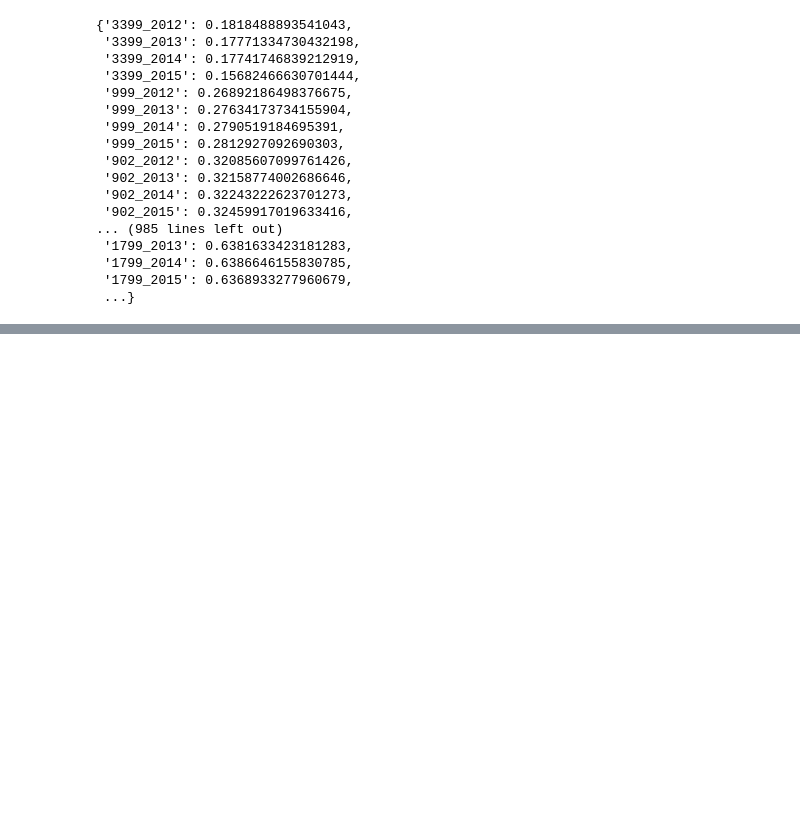
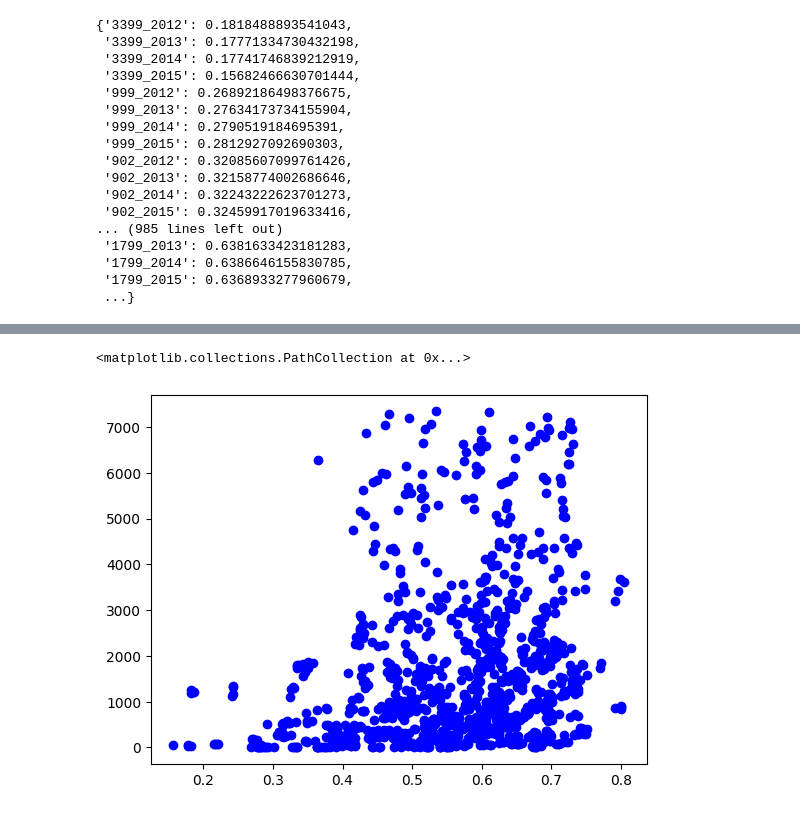
Before and after one commit to vabalaji1/SupplyChainResilliance, a Jupyter notebook: src/paperImplementations/foodShock/foodShockImplementations.ipynb, the cells around one changed output, grey strips where cells are left out. Saved outputs shown, nothing was run; the diff lists cells and outputs as text; code cells hidden in the pictures; blank space fills up the shorter version.

```diff
--- a/src/paperImplementations/foodShock/foodShockImplementations.ipynb
+++ b/src/paperImplementations/foodShock/foodShockImplementations.ipynb
@@ -632,0 +678,11 @@ diversityLoc
+# %%
+filtered_y_names = [name for name in exporters if exporters[name] in remove_outliers(list(exporters.values()))]
+# %%
+pointNames = list(filtered_y_names)
+x_values = [diversityLoc[name] for name in pointNames]
+y_values = [exporters[name] for name in pointNames]
+
+plt.scatter(x_values, y_values, color='blue')
+# %% [output]
+<matplotlib.collections.PathCollection at 0x...>
+[figure, added]
```
Also changed, not shown: parts of 10 cells of this notebook.
